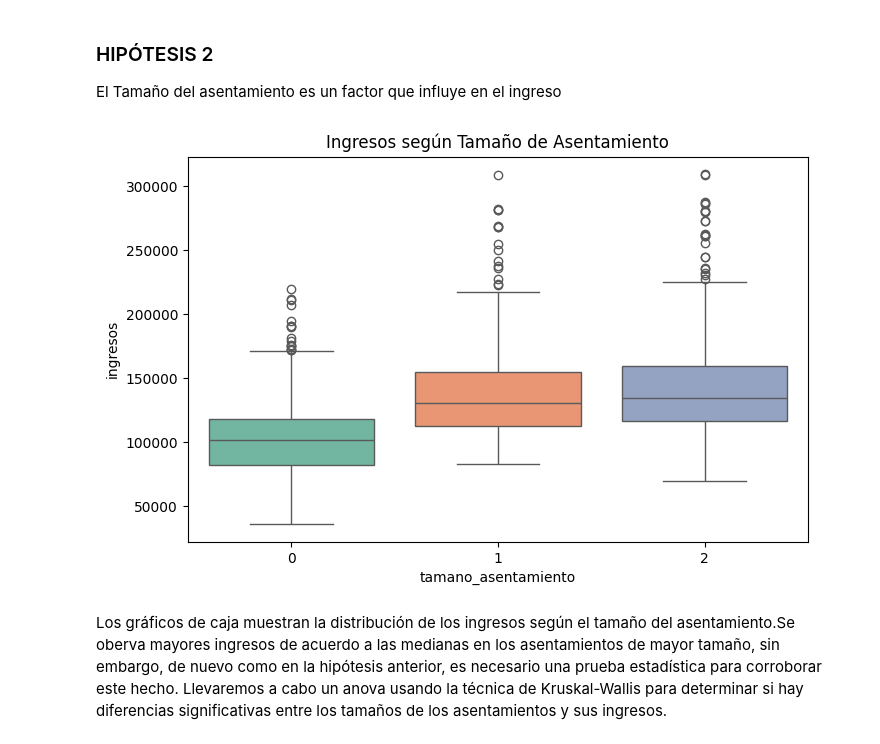
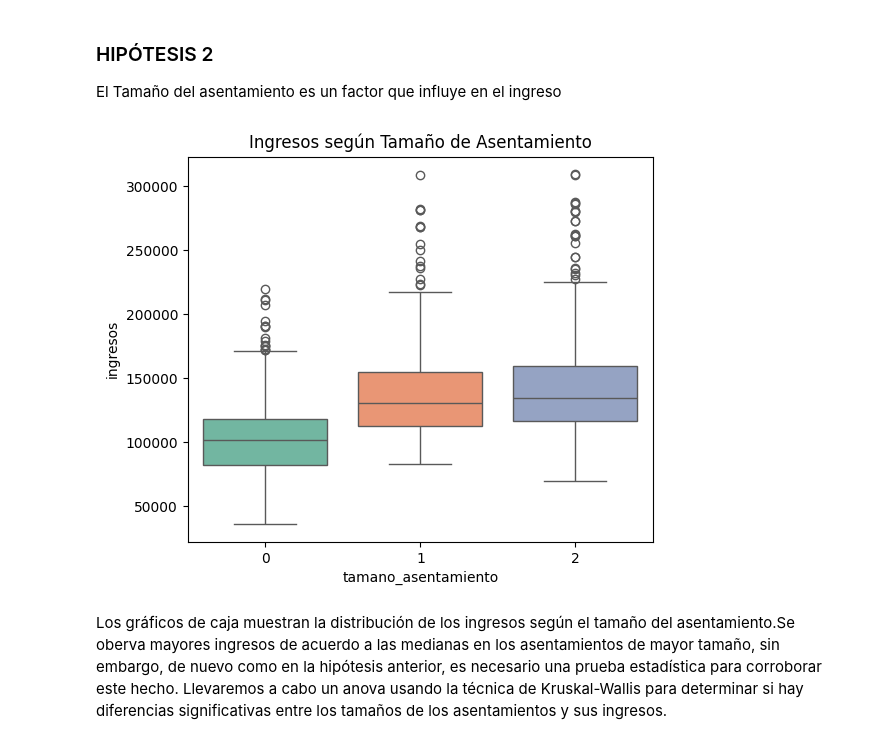
Before and after one commit to amonsalvec/Entrega_EDA, a Jupyter notebook: preliminar_eda.ipynb, the cells around one changed output. Saved outputs shown, nothing was run; the diff lists cells and outputs as text; code cells hidden in the pictures.

```diff
--- a/preliminar_eda.ipynb
+++ b/preliminar_eda.ipynb
@@ -129,0 +87,38 @@ memory usage: 125.1+ KB
+# %%
+# Renombramos las columnas para que sean más comprensibles
+df.rename(columns={'Marital status': 'estado_civil',
+                   'Age': 'edad',
+                   'Education': 'educacion',
+                   'Occupation': 'ocupacion',
+                   'Income': 'ingresos',
+                   'Settlement size': 'tamano_asentamiento'}, inplace=True)
+
+# Recodificamos los valores de la variable 'Sexo'
+df['sexo'] = df['Sex'].map({1: 'hombre',
+                            0 : 'mujer'})
+
+# Recodificamos los valores de la variable 'Sexo'
+df['educacion'] = df['educacion'].map({'university': 'universitario',
+                                       'high school': 'Secundaria',
+                                       'other / unknown': 'otro',
+                                       'graduate school': 'Postgrado'})
+
+# Recodificamos los valores de la variable 'estado civil'
+df['estado_civil'] = df['estado_civil'].replace({
+    'single': 'soltero',
+    'non-single (divorced / separated / married / widowed)': 'no-soltero'
+})
+
+# Recodificamos los valores de la variable 'Ocupación'
+df['ocupacion'] = df['ocupacion'].map({'skilled employee / official': 'Empleado cualificado/funcionario',
+                                       'unemployed / unskilled': 'Desempleado/no cualificado',
+                                       'management / self-employed / highly qualified employee / officer': 'directivo/autónomo/empleado/funcionario altamente cualificado'})
+
+# Eliminamos la columna Sex
+df=df.drop(columns=['Sex'])
+
+df['estado_civil'] = df['estado_civil'].replace({
+    'single': 'soltero',
+    'non-single (divorced / separated / married / widowed)': 'otro'
+})
+df.info()
@@ -267,12 +354,12 @@ pg.pairwise_tukey(data=df, dv='ingresos', between='educacion').round(3)
 El Tamaño del asentamiento es un factor que influye en el ingreso
 # %%
 # Boxplot tamaño asentamiento vs ingresos
-plt.figure(figsize=(8,5))
+plt.figure(figsize=(6,5))
 sns.boxplot(x='tamano_asentamiento', y='ingresos', data=df, palette='Set2')
 plt.title('Ingresos según Tamaño de Asentamiento')
 plt.show()
 # %% [output]
-[figure, old version]
+[figure, new version]
 # %% [markdown]
 Los gráficos de caja muestran la distribución de los ingresos según el tamaño del asentamiento.Se oberva mayores ingresos de acuerdo a las medianas en los asentamientos de mayor tamaño, sin embargo, de nuevo como en la hipótesis anterior, es necesario una prueba estadística para corroborar este hecho. Llevaremos a cabo un anova usando la técnica de Kruskal-Wallis para determinar si hay diferencias significativas entre los tamaños de los asentamientos y sus ingresos.
 # %%
```
Also changed, not shown: parts of 21 cells of this notebook.
